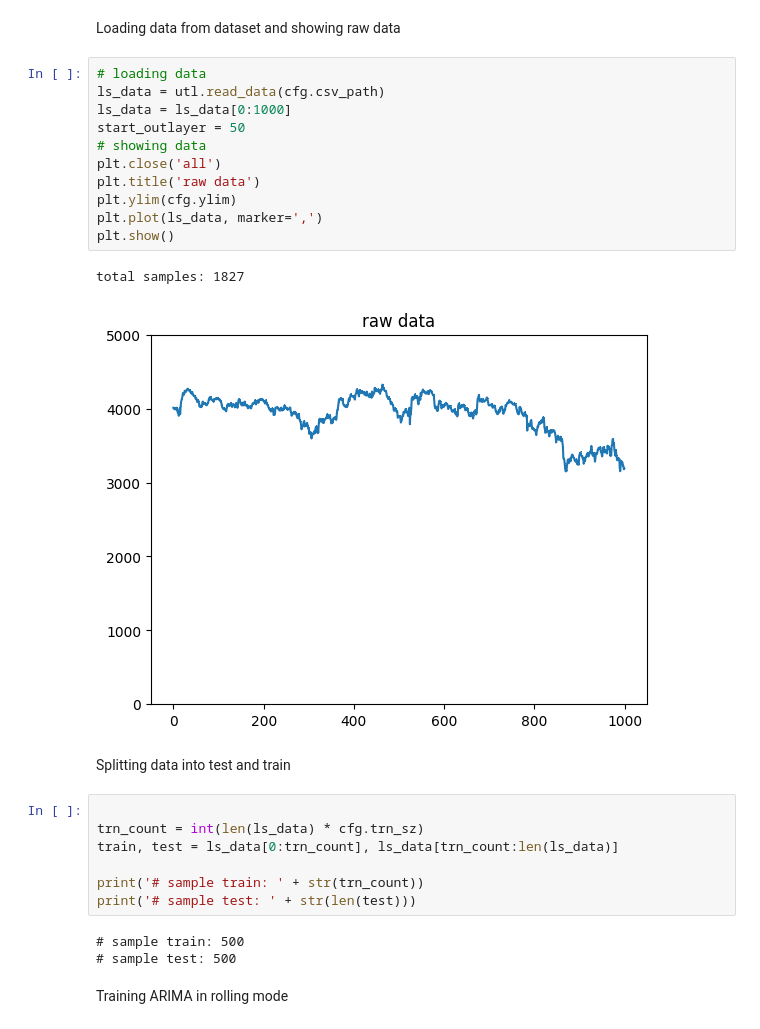
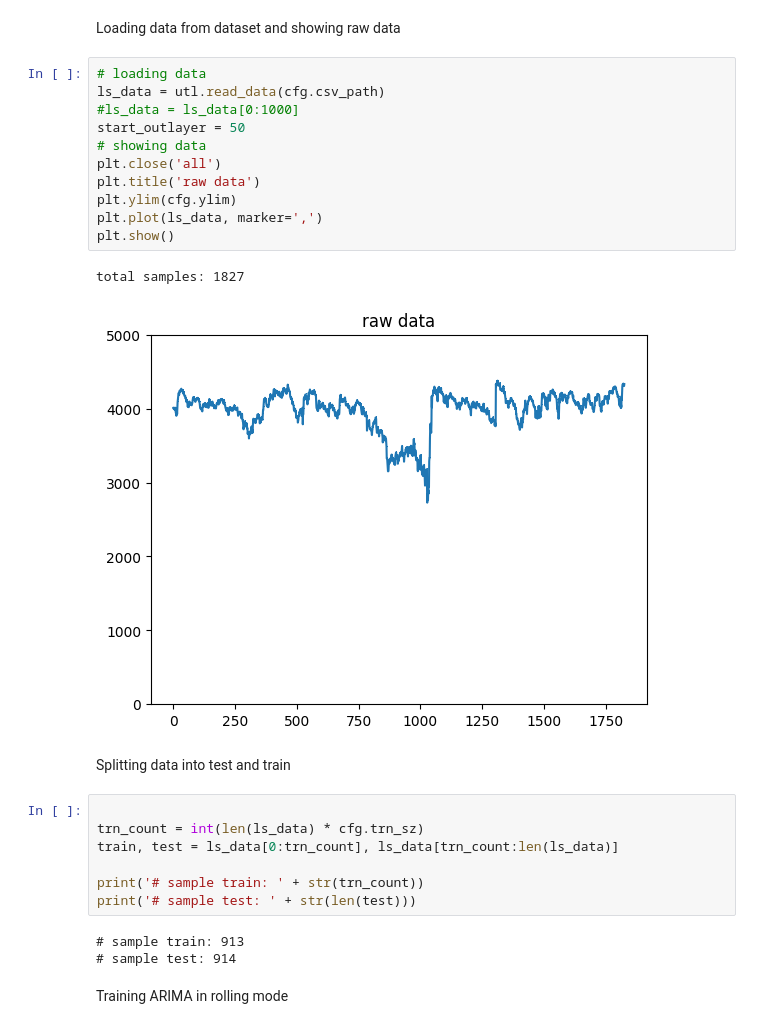
Before and after one commit to babak-abad/ARIMA_ANN, a Jupyter notebook: all.ipynb, the cells around one changed output. Cells and saved outputs as stored; diff of their text form.

```diff
--- a/all.ipynb
+++ b/all.ipynb
@@ -33,17 +33,17 @@ Loading data from dataset and showing raw data
 # %%
 # loading data
 ls_data = utl.read_data(cfg.csv_path)
-ls_data = ls_data[0:1000]
+#ls_data = ls_data[0:1000]
 start_outlayer = 50
 # showing data
 plt.close('all')
 plt.title('raw data')
 plt.ylim(cfg.ylim)
 plt.plot(ls_data, marker=',')
 plt.show()
 # %% [output]
 total samples: 1827
-[figure, old version]
+[figure, new version]
 # %% [markdown]
 Splitting data into test and train
 # %%
@@ -54,8 +54,8 @@ train, test = ls_data[0:trn_count], ls_data[trn_count:len(ls_data)]
 print('# sample train: ' + str(trn_count))
 print('# sample test: ' + str(len(test)))
 # %% [output]
-# sample train: 500
-# sample test: 500
+# sample train: 913
+# sample test: 914
 # %% [markdown]
 Training ARIMA in rolling mode
 # %%
```
Also changed, not shown: parts of 11 cells of this notebook, 2 other files.
